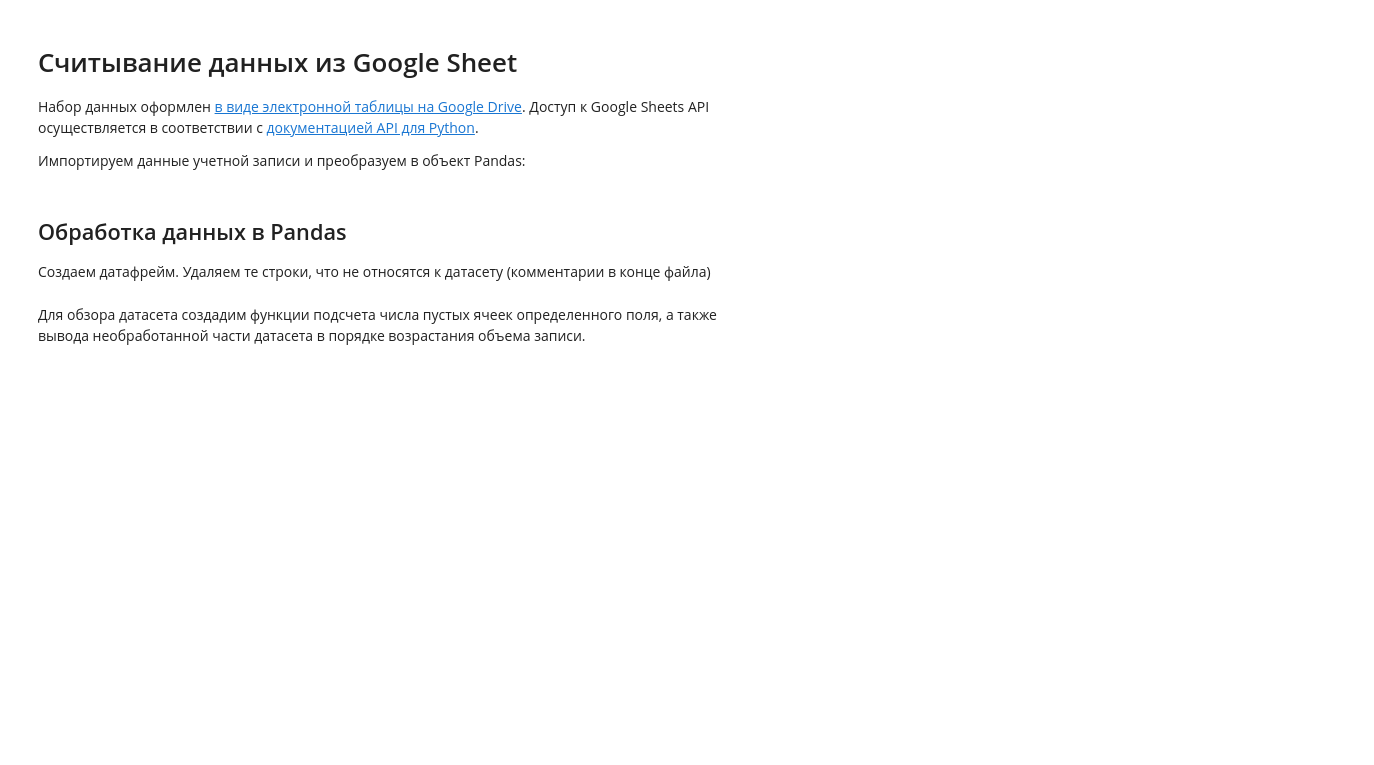
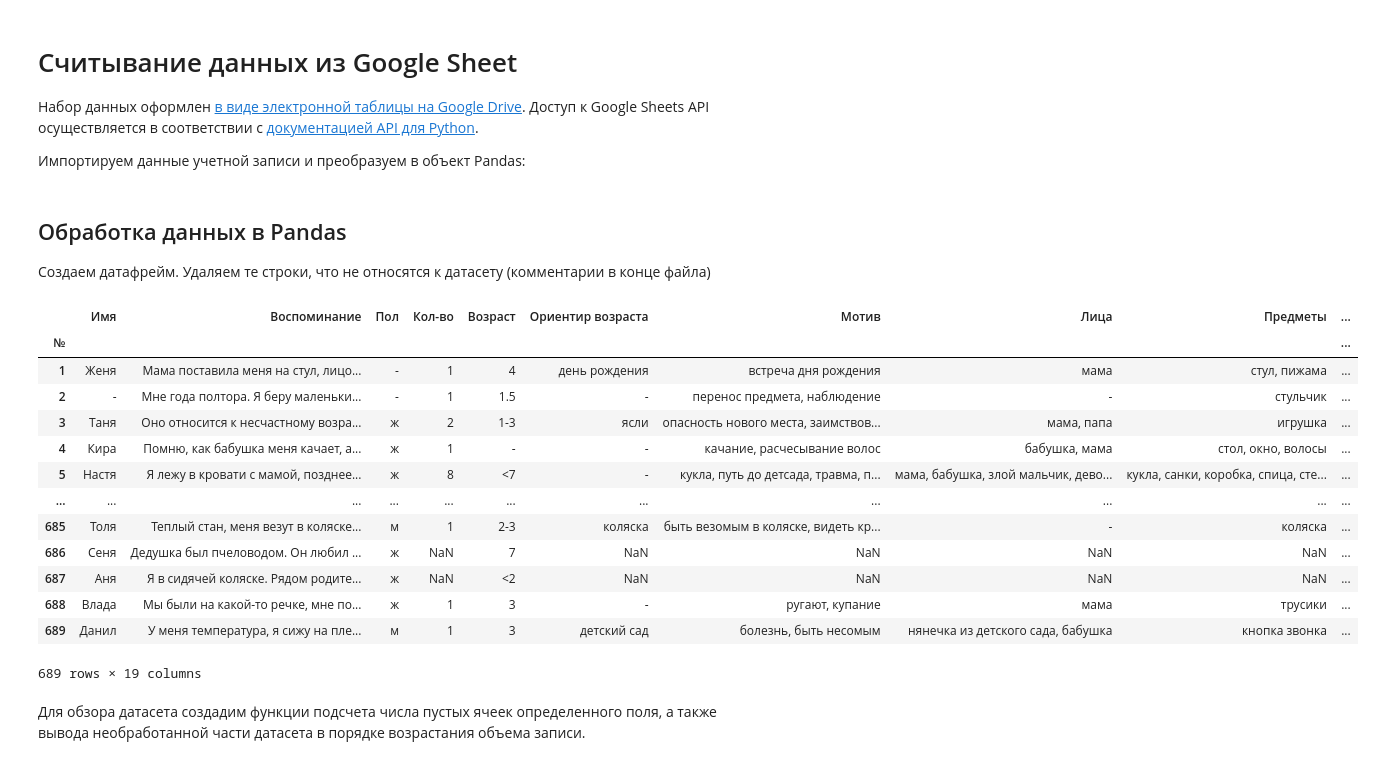
Before and after one commit to matyushkin/reminiscence, a Jupyter notebook: Reminiscence.ipynb, the cells around one changed output. Drawn from its saved outputs; the diff is of its cells as text; code cells hidden in the pictures; blank space fills up the shorter version.

```diff
--- a/Reminiscence.ipynb
+++ b/Reminiscence.ipynb
@@ -98,3 +58,21 @@ df = get_df()
+# %%
+df = get_df()
+df
+# %% [output]
+|  | Имя | Воспоминание | Пол | Кол-во | Возраст | Ориентир возраста | Мотив | Лица | Предметы | ... |
+| № |  |  |  |  |  |  |  |  |  | ... |
+| 1 | Женя | Мама поставила меня на стул, лицо... | - | 1 | 4 | день рождения | встреча дня рождения | мама | стул, пижама | ... |
+| 2 | - | Мне года полтора. Я беру маленьки... | - | 1 | 1.5 | - | перенос предмета, наблюдение | - | стульчик | ... |
+| 3 | Таня | Оно относится к несчастному возра... | ж | 2 | 1-3 | ясли | опасность нового места, заимствов... | мама, папа | игрушка | ... |
+| 4 | Кира | Помню, как бабушка меня качает, а... | ж | 1 | - | - | качание, расчесывание волос | бабушка, мама | стол, окно, волосы | ... |
+| 5 | Настя | Я лежу в кровати с мамой, позднее... | ж | 8 | <7 | - | кукла, путь до детсада, травма, п... | мама, бабушка, злой мальчик, дево... | кукла, санки, коробка, спица, сте... | ... |
+| ... | ... | ... | ... | ... | ... | ... | ... | ... | ... | ... |
+| 685 | Толя | Теплый стан, меня везут в коляске... | м | 1 | 2-3 | коляска | быть везомым в коляске, видеть кр... | - | коляска | ... |
+| 686 | Сеня | Дедушка был пчеловодом. Он любил ... | ж | NaN | 7 | NaN | NaN | NaN | NaN | ... |
+| 687 | Аня | Я в сидячей коляске. Рядом родите... | ж | NaN | <2 | NaN | NaN | NaN | NaN | ... |
+| 688 | Влада | Мы были на какой-то речке, мне по... | ж | 1 | 3 | - | ругают, купание | мама | трусики | ... |
+| 689 | Данил | У меня температура, я сижу на пле... | м | 1 | 3 | детский сад | болезнь, быть несомым | нянечка из детского сада, бабушка | кнопка звонка | ... |
+689 rows × 19 columns
 # %% [markdown]
 Для обзора датасета создадим функции подсчета числа пустых ячеек определенного поля, а также вывода необработанной части датасета в порядке возрастания объема записи.
 # %%
```
Also changed, not shown: parts of 13 cells of this notebook, 5 other files.
